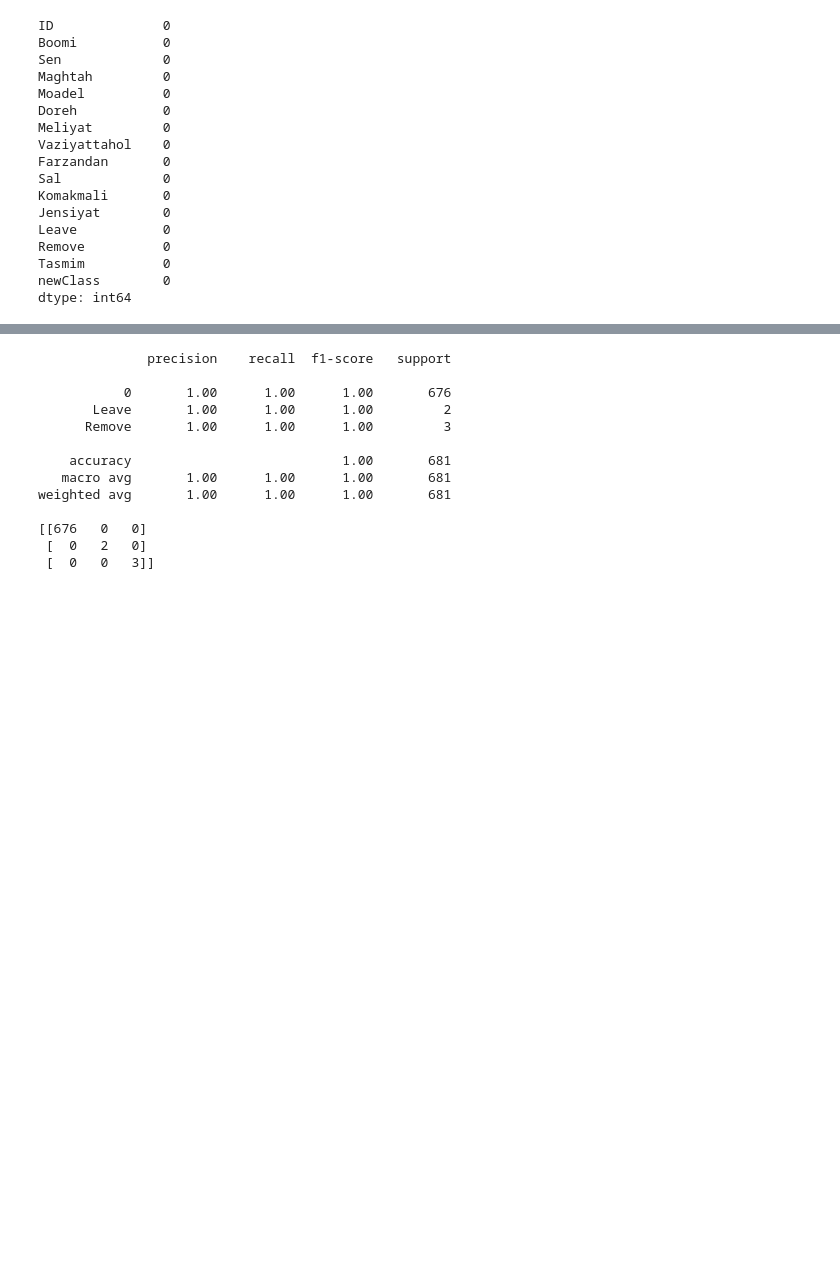
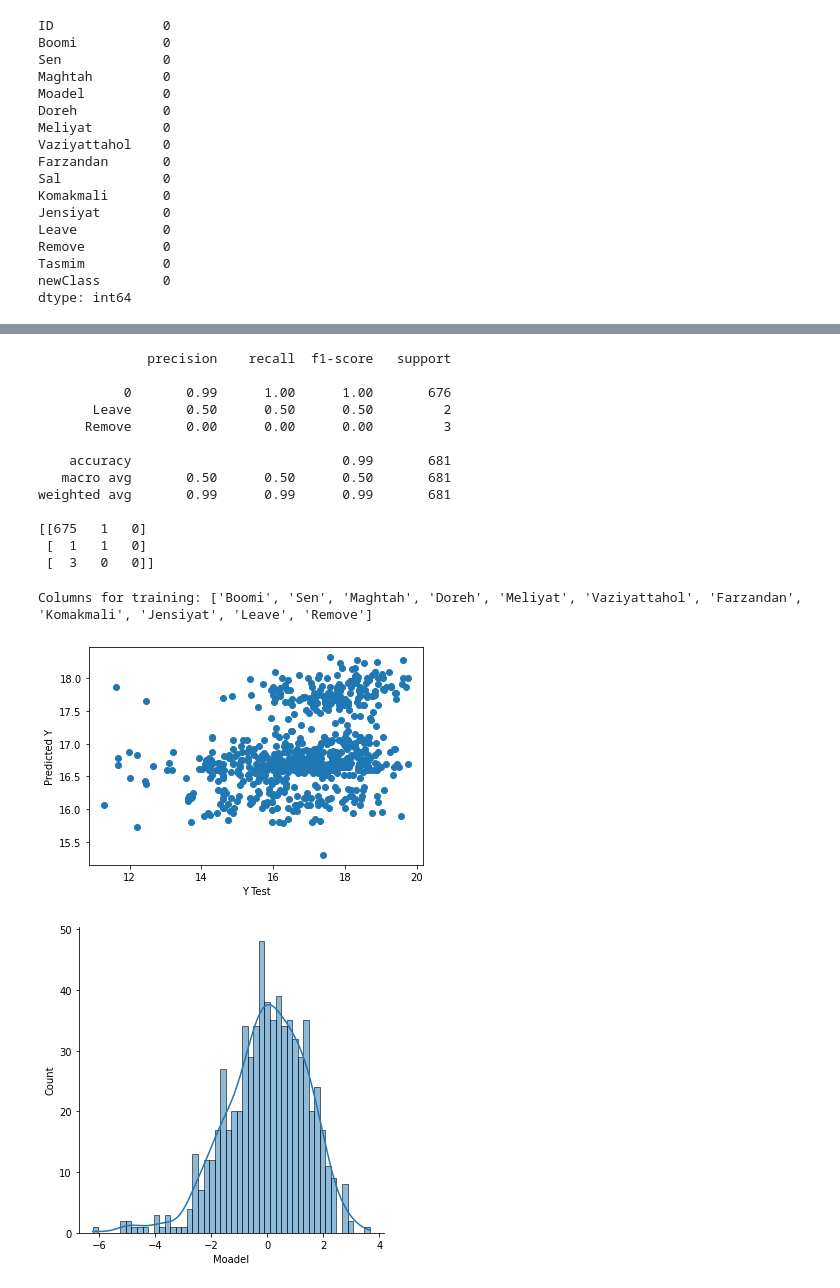
Before and after one commit to mghasemi19/ML_EconEduc, a Jupyter notebook: For_test.ipynb, the cells around one changed output, grey strips where cells are left out. Cells and saved outputs as stored; diff of their text form; code cells hidden in the pictures; blank space fills up the shorter version.

Commit message:
GPA normal and ANN regression

```diff
--- a/For_test.ipynb
+++ b/For_test.ipynb
@@ -122,7 +122,7 @@ Tasmim          0
 newClass        0
 dtype: int64
 # %%
-X = df_test.drop(['Leave', 'Remove', 'newClass'], axis=1)
+X = df_test.drop(['Leave', 'Remove', 'newClass', 'Tasmim'], axis=1)
 y = df_test['newClass']
 #y=y.astype('object')
 
@@ -180,5 +180,17 @@ weighted avg       0.99      1.00      0.99       681
 # %%
 from sklearn.tree import DecisionTreeClassifier
+
+X = df_test.drop(['Leave', 'Remove', 'newClass', 'Tasmim', 'ID'], axis=1)
+y = df_test['newClass']
+#y=y.astype('object')
+
+print("Columns for training:", list(X.columns.values))
+
+X_train, X_test, y_train, y_test = sklearn.model_selection.train_test_split(X, y, test_size = 0.20, random_state = 5)
+print(X_train.shape)
+print(X_test.shape)
+print(y_train.shape)
+print(y_test.shape)
 
 dtree = DecisionTreeClassifier()
 dtree.fit(X_train,y_train)
@@ -189,14 +201,41 @@ print(confusion_matrix(y_test,predictions))
 # %% [output]
               precision    recall  f1-score   support
 
-           0       1.00      1.00      1.00       676
-       Leave       1.00      1.00      1.00         2
-      Remove       1.00      1.00      1.00         3
+           0       0.99      1.00      1.00       676
+       Leave       0.50      0.50      0.50         2
+      Remove       0.00      0.00      0.00         3
 
-    accuracy                           1.00       681
-   macro avg       1.00      1.00      1.00       681
-weighted avg       1.00      1.00      1.00       681
+    accuracy                           0.99       681
+   macro avg       0.50      0.50      0.50       681
+weighted avg       0.99      0.99      0.99       681
 
-[[676   0   0]
- [  0   2   0]
- [  0   0   3]]
+[[675   1   0]
+ [  1   1   0]
+ [  3   0   0]]
+# %%
+import tensorflow as tf
+
+X = df_test.drop(['newClass', 'ID', 'Sal', 'Tasmim','Moadel'], axis=1)
+#X = df_test[['Leave', 'Remove']]
+y = df_test['Moadel']
+#y=y.astype('object')
+
+print("Columns for training:", list(X.columns.values))
+
+X_train, X_test, y_train, y_test = sklearn.model_selection.train_test_split(X, y, test_size = 0.20, random_state = 5)
+
+from sklearn.linear_model import LinearRegression
+lm = LinearRegression()
+lm.fit(X_train,y_train)
+
+predictions = lm.predict(X_test)
+plt.scatter(y_test,predictions)
+plt.xlabel('Y Test')
+plt.ylabel('Predicted Y')
+#plt.plot(y_test,y_test,'r')
+
+sns.displot((y_test-predictions),bins=50, kde=True);
+# %% [output]
+Columns for training: ['Boomi', 'Sen', 'Maghtah', 'Doreh', 'Meliyat', 'Vaziyattahol', 'Farzandan', 'Komakmali', 'Jensiyat', 'Leave', 'Remove']
+[figure, added]
+[figure, added]
```
Also changed, not shown: parts of 6 cells of this notebook, 2 other files.
